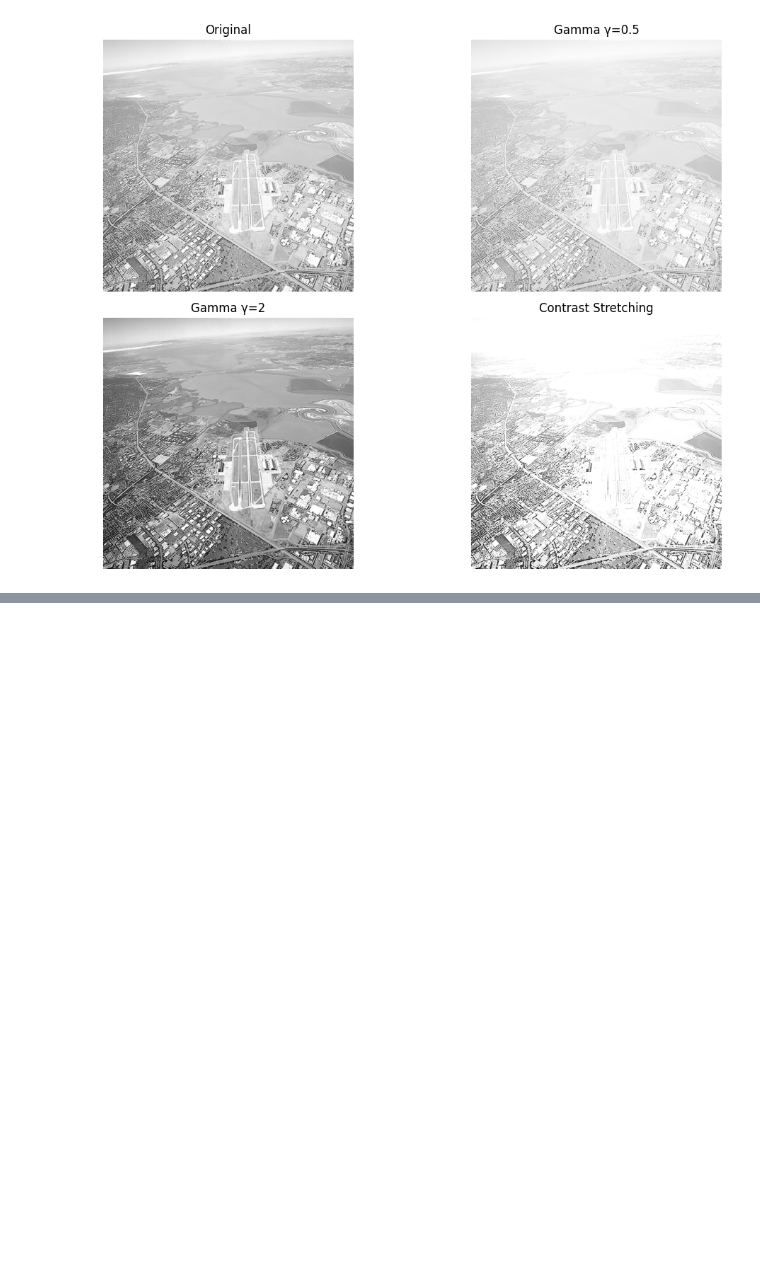
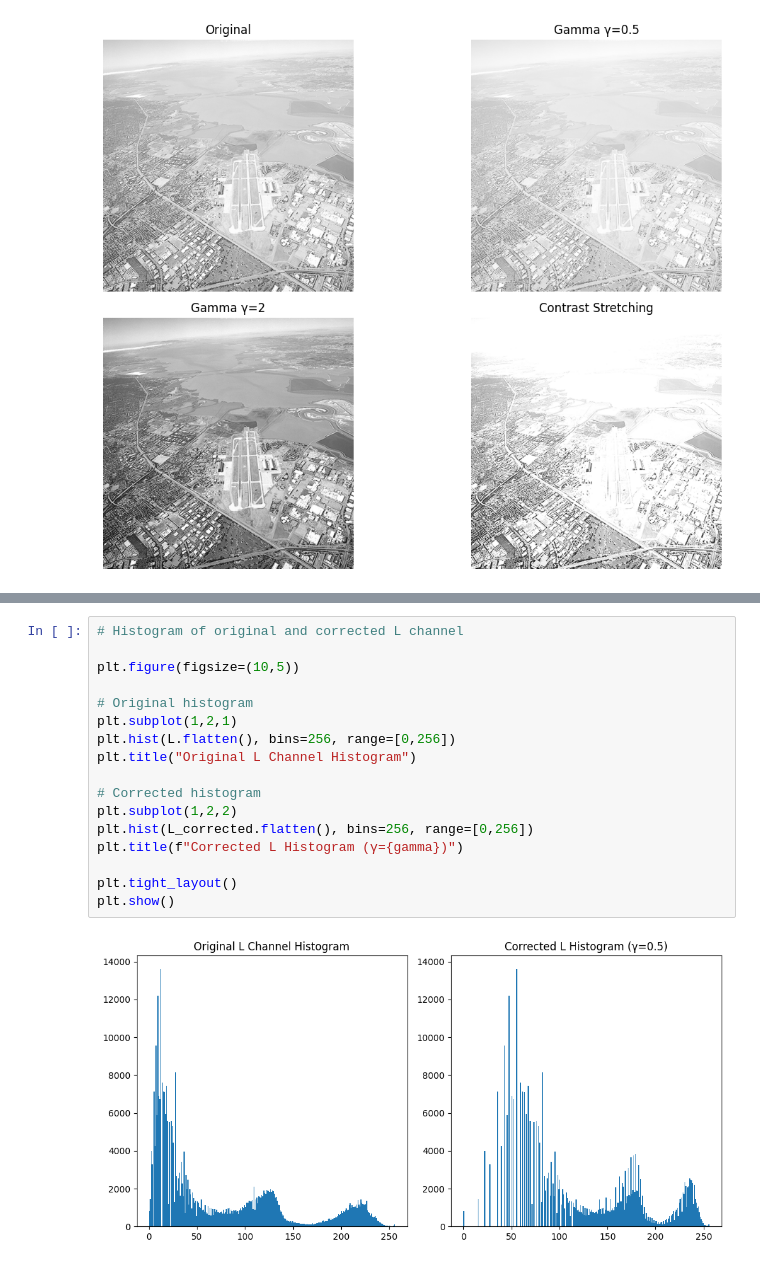
Before and after one commit to Geethmi98/computer_vision_asssignment01, a Jupyter notebook: assignment.ipynb, the cells around one changed output, grey strips where cells are left out. Cells and saved outputs as stored; diff of their text form; blank space fills up the shorter version.

```diff
--- a/assignment.ipynb
+++ b/assignment.ipynb
@@ -52,0 +101,19 @@ plt.show()
+# %%
+# Histogram of original and corrected L channel
+
+plt.figure(figsize=(10,5))
+
+# Original histogram
+plt.subplot(1,2,1)
+plt.hist(L.flatten(), bins=256, range=[0,256])
+plt.title("Original L Channel Histogram")
+
+# Corrected histogram
+plt.subplot(1,2,2)
+plt.hist(L_corrected.flatten(), bins=256, range=[0,256])
+plt.title(f"Corrected L Histogram (γ={gamma})")
+
+plt.tight_layout()
+plt.show()
+# %% [output]
+[figure, added]
```
Also changed, not shown: parts of 3 cells of this notebook, 1 other file.
